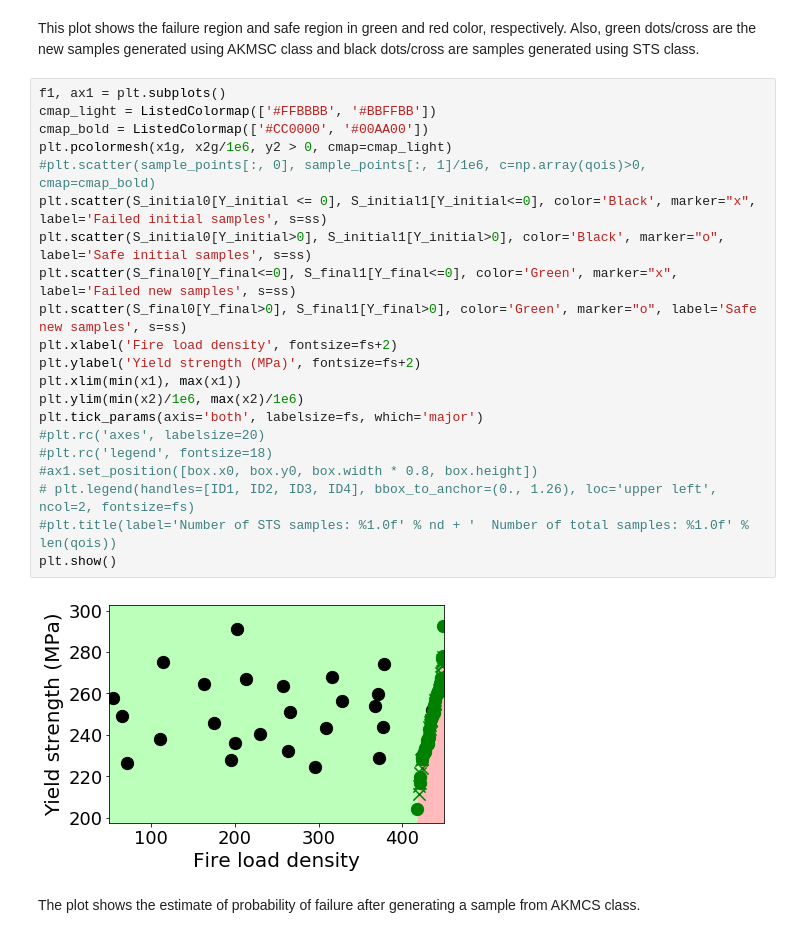
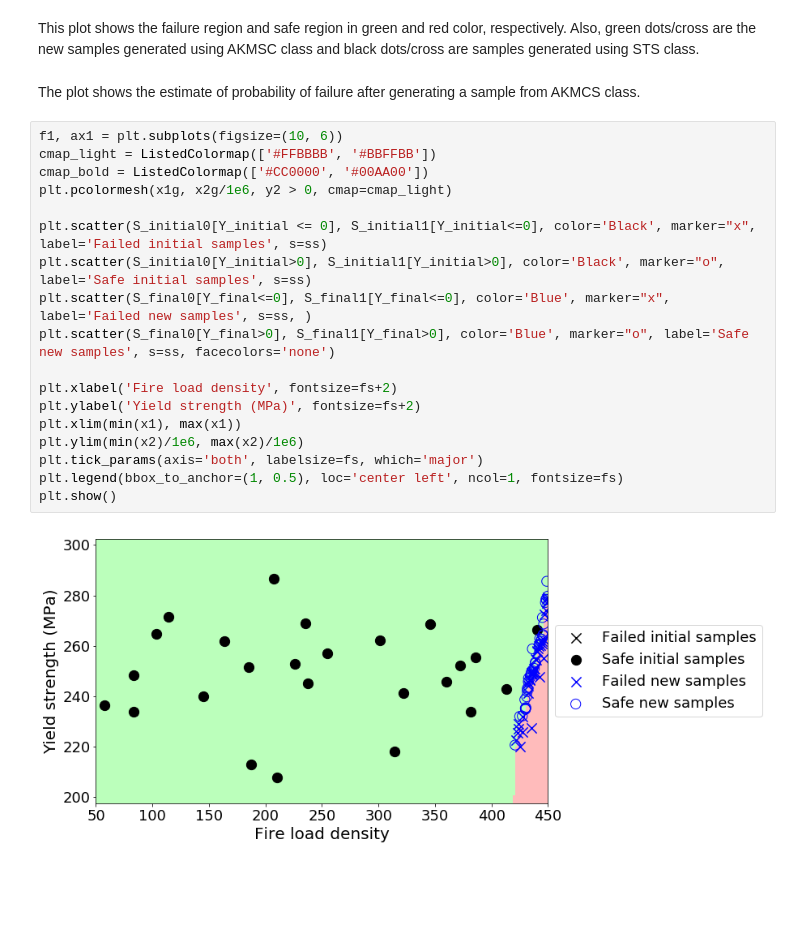
Before and after one commit to SURGroup/UQpy_paper, a Jupyter notebook: Surrogates/AKMCS/abaqus_AKMCS_example.ipynb, the cells around one changed output. Saved outputs shown, nothing was run; the diff lists cells and outputs as text; blank space fills up the shorter version.

```diff
--- a/Surrogates/AKMCS/abaqus_AKMCS_example.ipynb
+++ b/Surrogates/AKMCS/abaqus_AKMCS_example.ipynb
@@ -159,28 +117,25 @@ Done!
 # %% [markdown]
 This plot shows the failure region and safe region in green and red color, respectively. Also, green dots/cross are the new samples generated using AKMSC class and black dots/cross are samples generated using STS class.
-# %%
-f1, ax1 = plt.subplots()
-cmap_light = ListedColormap(['#FFBBBB', '#BBFFBB'])
-cmap_bold = ListedColormap(['#CC0000', '#00AA00'])
-plt.pcolormesh(x1g, x2g/1e6, y2 > 0, cmap=cmap_light)
-#plt.scatter(sample_points[:, 0], sample_points[:, 1]/1e6, c=np.array(qois)>0, cmap=cmap_bold)
-plt.scatter(S_initial0[Y_initial <= 0], S_initial1[Y_initial<=0], color='Black', marker="x", label='Failed initial samples', s=ss)
-plt.scatter(S_initial0[Y_initial>0], S_initial1[Y_initial>0], color='Black', marker="o", label='Safe initial samples', s=ss)
-plt.scatter(S_final0[Y_final<=0], S_final1[Y_final<=0], color='Green', marker="x", label='Failed new samples', s=ss)
-plt.scatter(S_final0[Y_final>0], S_final1[Y_final>0], color='Green', marker="o", label='Safe new samples', s=ss)
-plt.xlabel('Fire load density', fontsize=fs+2)
-plt.ylabel('Yield strength (MPa)', fontsize=fs+2)
-plt.xlim(min(x1), max(x1))
-plt.ylim(min(x2)/1e6, max(x2)/1e6)
-plt.tick_params(axis='both', labelsize=fs, which='major')
-#plt.rc('axes', labelsize=20)
-#plt.rc('legend', fontsize=18)
-#ax1.set_position([box.x0, box.y0, box.width * 0.8, box.height])
-# plt.legend(handles=[ID1, ID2, ID3, ID4], bbox_to_anchor=(0., 1.26), loc='upper left', ncol=2, fontsize=fs)
-#plt.title(label='Number of STS samples: %1.0f' % nd + '  Number of total samples: %1.0f' % len(qois))
-plt.show()
-# %% [output]
-[figure, removed]
 # %% [markdown]
 The plot shows the estimate of probability of failure after generating a sample from AKMCS class.
+# %%
+f1, ax1 = plt.subplots(figsize=(10, 6))
+cmap_light = ListedColormap(['#FFBBBB', '#BBFFBB'])
+cmap_bold = ListedColormap(['#CC0000', '#00AA00'])
+plt.pcolormesh(x1g, x2g/1e6, y2 > 0, cmap=cmap_light)
+
+plt.scatter(S_initial0[Y_initial <= 0], S_initial1[Y_initial<=0], color='Black', marker="x", label='Failed initial samples', s=ss)
+plt.scatter(S_initial0[Y_initial>0], S_initial1[Y_initial>0], color='Black', marker="o", label='Safe initial samples', s=ss)
+plt.scatter(S_final0[Y_final<=0], S_final1[Y_final<=0], color='Blue', marker="x", label='Failed new samples', s=ss, )
+plt.scatter(S_final0[Y_final>0], S_final1[Y_final>0], color='Blue', marker="o", label='Safe new samples', s=ss, facecolors='none')
+
+plt.xlabel('Fire load density', fontsize=fs+2)
+plt.ylabel('Yield strength (MPa)', fontsize=fs+2)
+plt.xlim(min(x1), max(x1))
+plt.ylim(min(x2)/1e6, max(x2)/1e6)
+plt.tick_params(axis='both', labelsize=fs, which='major')
+plt.legend(bbox_to_anchor=(1, 0.5), loc='center left', ncol=1, fontsize=fs)
+plt.show()
+# %% [output]
+[figure, added]
 # %%
```
Also changed, not shown: parts of 13 cells of this notebook, 9 other files.
